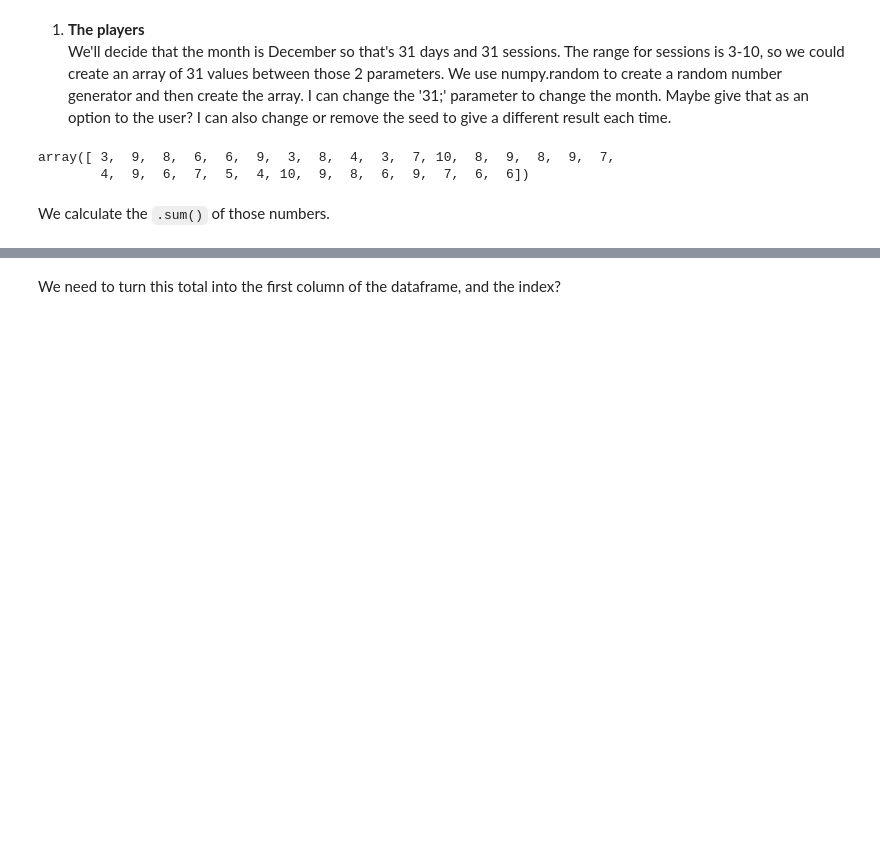
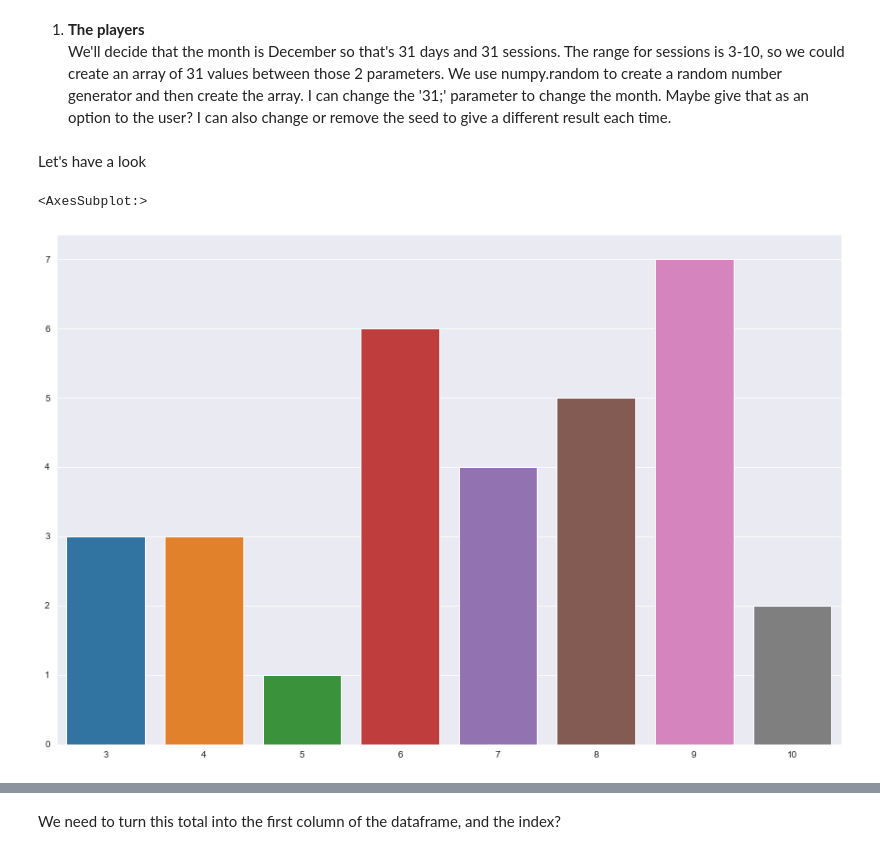
Before and after one commit to Caoimhinv/programming_for_DA_project, a Jupyter notebook: the_session.ipynb, the cells around one changed output, grey strips where cells are left out. Cells and saved outputs as stored; diff of their text form; code cells hidden in the pictures; blank space fills up the shorter version.

```diff
--- a/the_session.ipynb
+++ b/the_session.ipynb
@@ -70,3 +76,9 @@ import pandas as pd
+# %%
+# set global style for seaborn plots
+sns.set_style("darkgrid")
+
+# set global figure size
+plt.rcParams["figure.figsize"] = (15,10)
 # %% [markdown]
 1. **The players**
 We'll decide that the month is December so that's 31 days and 31 sessions. The range for sessions is 3-10, so we could create an array of 31 values between those 2 parameters. We use numpy.random to create a random number generator and then create the array.
@@ -77,11 +89,14 @@ rng = np.random.default_rng(42)
 
 # create an array of 31 numbers between 3 and 11 (non-inclusive)
 x = rng.integers(3, 11, 31)
-
-# print x
-x
-# %% [output]
-array([ 3,  9,  8,  6,  6,  9,  3,  8,  4,  3,  7, 10,  8,  9,  8,  9,  7,
-        4,  9,  6,  7,  5,  4, 10,  9,  8,  6,  9,  7,  6,  6])
-# %% [markdown]
-We calculate the `.sum()` of those numbers.
+# %% [markdown]
+Let's have a look
+# %%
+# add up the frequency of each unique value
+unique, counts = np.unique(x, return_counts=True)
+
+# plots the results
+sns.barplot(x = unique, y = counts)
+# %% [output]
+<AxesSubplot:>
+[figure, added]
```
Also changed, not shown: parts of 37 cells of this notebook.
